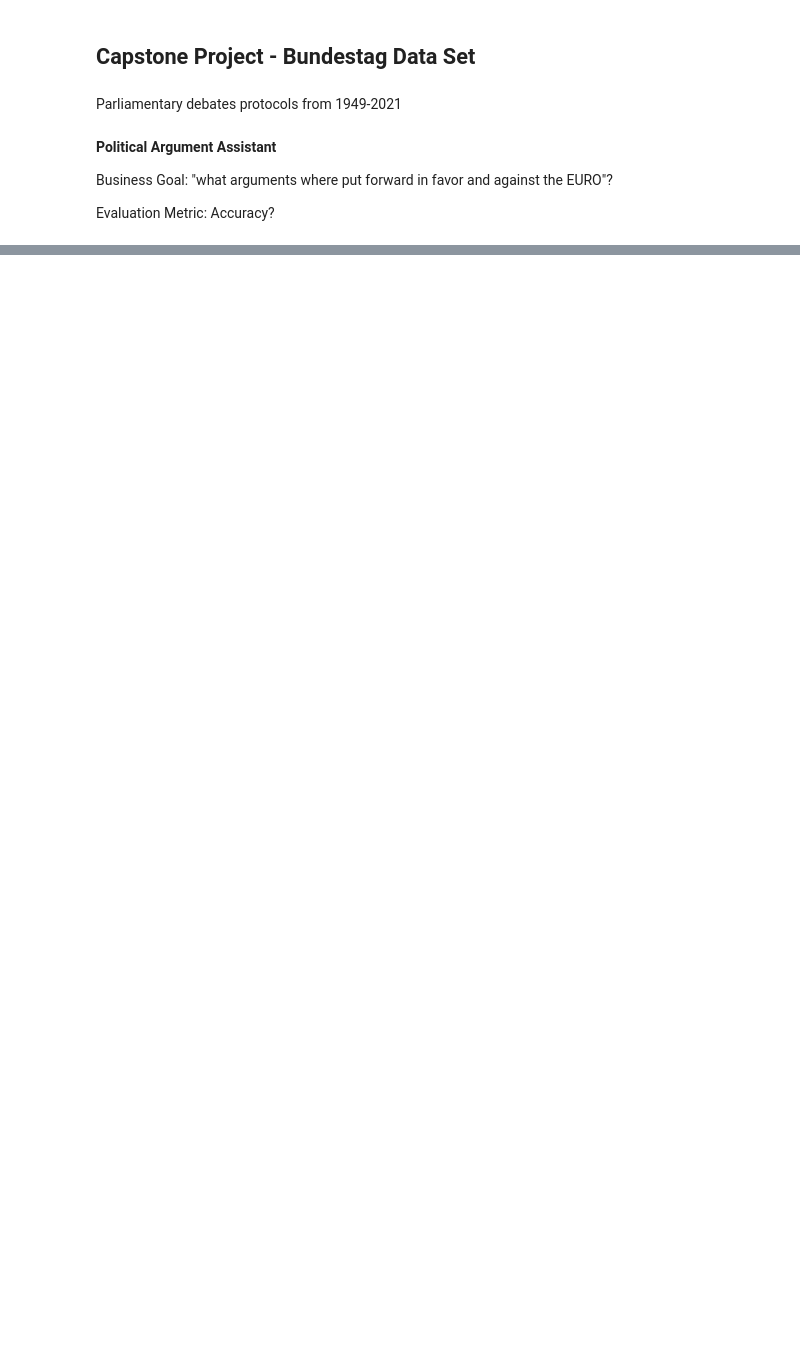
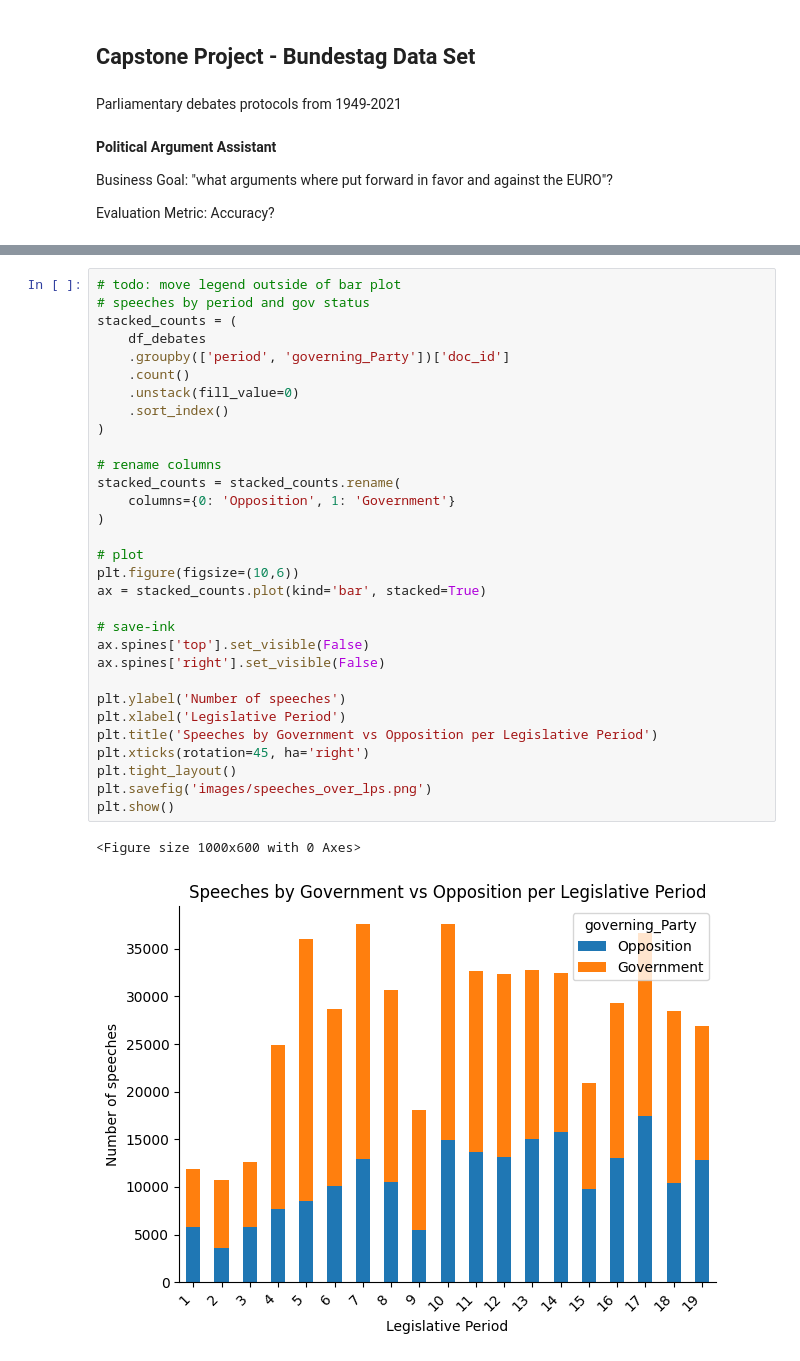
Before and after one commit to helgorithms/capstone_project, a Jupyter notebook: Capstone_EDA.ipynb, the cells around one changed output, grey strips where cells are left out. Saved outputs shown, nothing was run; the diff lists cells and outputs as text; blank space fills up the shorter version.

```diff
--- a/Capstone_EDA.ipynb
+++ b/Capstone_EDA.ipynb
@@ -234,0 +399,34 @@ array(['Präsident Dr. Köhler:', 'Arnold, Präsident des Bundesrats:',
+# %%
+# todo: move legend outside of bar plot
+# speeches by period and gov status
+stacked_counts = (
+    df_debates
+    .groupby(['period', 'governing_Party'])['doc_id']
+    .count()
+    .unstack(fill_value=0)
+    .sort_index()
+)
+
+# rename columns
+stacked_counts = stacked_counts.rename(
+    columns={0: 'Opposition', 1: 'Government'}
+)
+
+# plot
+plt.figure(figsize=(10,6))
+ax = stacked_counts.plot(kind='bar', stacked=True)
+
+# save-ink
+ax.spines['top'].set_visible(False)
+ax.spines['right'].set_visible(False)
+
+plt.ylabel('Number of speeches')
+plt.xlabel('Legislative Period')
+plt.title('Speeches by Government vs Opposition per Legislative Period')
+plt.xticks(rotation=45, ha='right')
+plt.tight_layout()
+plt.savefig('images/speeches_over_lps.png')
+plt.show()
+# %% [output]
+<Figure size 1000x600 with 0 Axes>
+[figure, added]
```
Also changed, not shown: parts of 61 cells of this notebook, 26 other files.
